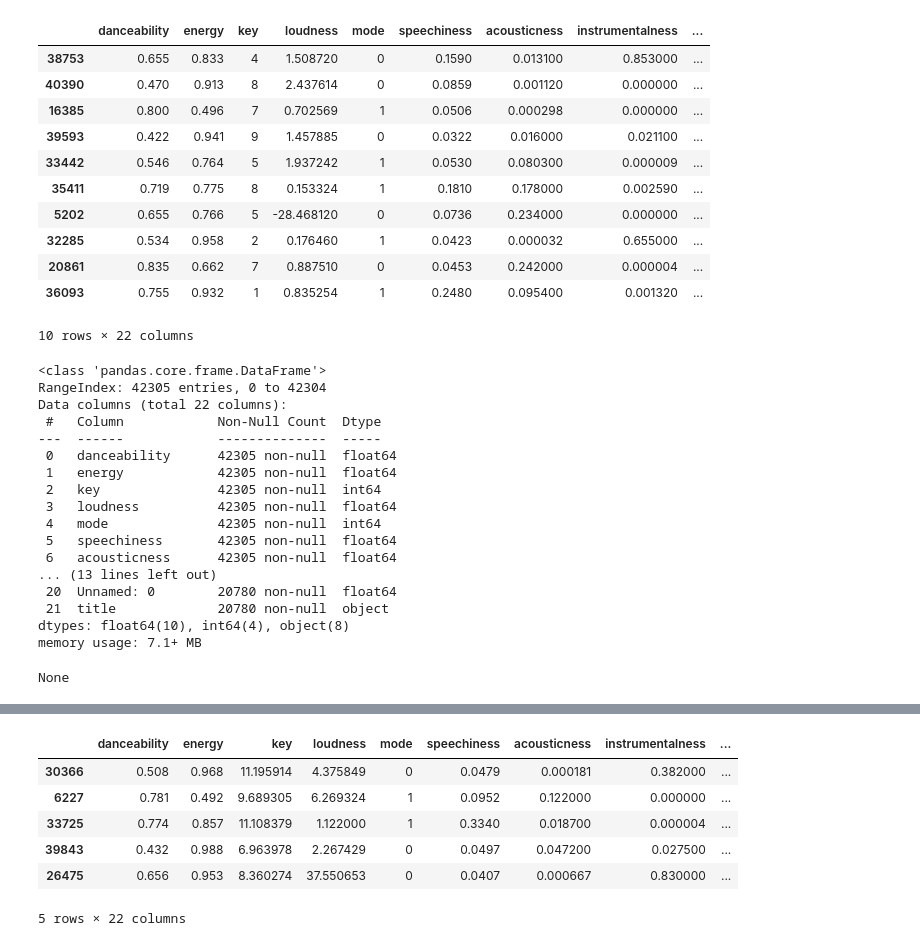
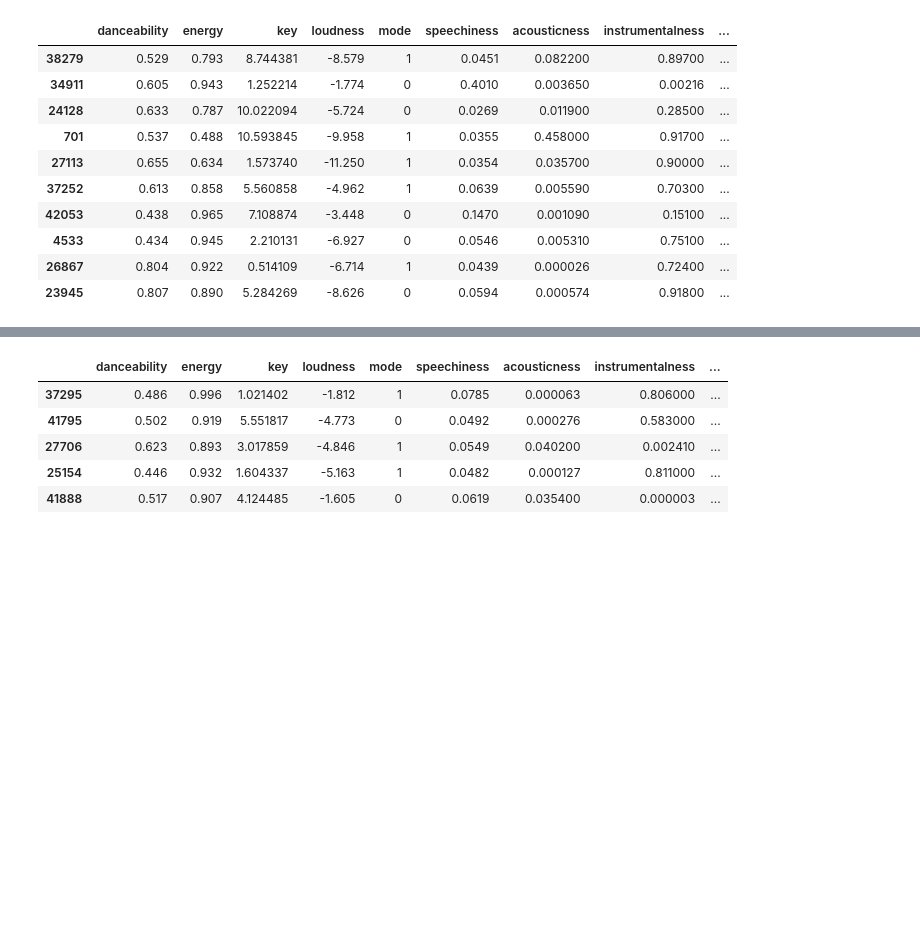
Before and after one commit to Waleed-Almutairi/ISE-291-Project, a Jupyter notebook: Code/VechicelCrashes.ipynb, the cells around one changed output, grey strips where cells are left out. Saved outputs shown, nothing was run; the diff lists cells and outputs as text; code cells hidden in the pictures; blank space fills up the shorter version.

```diff
--- a/Code/VechicelCrashes.ipynb
+++ b/Code/VechicelCrashes.ipynb
@@ -1,48 +1,33 @@
 # %%
+import pandas as pd
+import numpy as np
 from random import randint
 from random import random
-import pandas as pd
-# Part 2.a
-df = pd.read_csv("../genres_v2M.csv")
-fields = {"Fields":[str(x) for x in df.columns], "Types":[str(df[x].dtype) for x in df.columns],
-         "Missing Data": ["True" if df[x].isnull().any() else "False" for x in df.columns]}
-display(df.sample(10))
-display(df.info())
-fields_DataFrame = pd.DataFrame(data=fields)
-display(fields_DataFrame)
+df = pd.read_csv("../genres_v2.csv")
+df.drop(columns=["uri","track_href", "title", "analysis_url", "id","Unnamed: 0"],inplace=True,axis=1)
 
+# Create Inconsistent Data
 df["duration_ms"] = [-x if randint(0,10) == 3 else x for x in df["duration_ms"].values]
 df["loudness"] = [randint(70, 120) if randint(0,100) == 42 else x for x in df["loudness"].values]
 df["key"] = [x+random() for x in df["key"].values]
+
+# Create Dictionary with column name, type, and real type.
+fields = {"Fields":[str(x) for x in df.columns], "Types":[str(df[x].dtype) for x in df.columns],
+         "Real Type": ["int64" if x == "key" else str(df[x].dtype) for x in df.columns]}
+
+display(df.sample(10))
+fields_DataFrame = pd.DataFrame(data=fields)
+display(fields_DataFrame)
 display(df.sample(5))
 # %% [output]
 |  | danceability | energy | key | loudness | mode | speechiness | acousticness | instrumentalness | ... |
-| 38753 | 0.655 | 0.833 | 4 | 1.508720 | 0 | 0.1590 | 0.013100 | 0.853000 | ... |
-| 40390 | 0.470 | 0.913 | 8 | 2.437614 | 0 | 0.0859 | 0.001120 | 0.000000 | ... |
-| 16385 | 0.800 | 0.496 | 7 | 0.702569 | 1 | 0.0506 | 0.000298 | 0.000000 | ... |
-| 39593 | 0.422 | 0.941 | 9 | 1.457885 | 0 | 0.0322 | 0.016000 | 0.021100 | ... |
-| 33442 | 0.546 | 0.764 | 5 | 1.937242 | 1 | 0.0530 | 0.080300 | 0.000009 | ... |
-| 35411 | 0.719 | 0.775 | 8 | 0.153324 | 1 | 0.1810 | 0.178000 | 0.002590 | ... |
-| 5202 | 0.655 | 0.766 | 5 | -28.468120 | 0 | 0.0736 | 0.234000 | 0.000000 | ... |
-| 32285 | 0.534 | 0.958 | 2 | 0.176460 | 1 | 0.0423 | 0.000032 | 0.655000 | ... |
-| 20861 | 0.835 | 0.662 | 7 | 0.887510 | 0 | 0.0453 | 0.242000 | 0.000004 | ... |
-| 36093 | 0.755 | 0.932 | 1 | 0.835254 | 1 | 0.2480 | 0.095400 | 0.001320 | ... |
+| 38279 | 0.529 | 0.793 | 8.744381 | -8.579 | 1 | 0.0451 | 0.082200 | 0.89700 | ... |
+| 34911 | 0.605 | 0.943 | 1.252214 | -1.774 | 0 | 0.4010 | 0.003650 | 0.00216 | ... |
+| 24128 | 0.633 | 0.787 | 10.022094 | -5.724 | 0 | 0.0269 | 0.011900 | 0.28500 | ... |
+| 701 | 0.537 | 0.488 | 10.593845 | -9.958 | 1 | 0.0355 | 0.458000 | 0.91700 | ... |
+| 27113 | 0.655 | 0.634 | 1.573740 | -11.250 | 1 | 0.0354 | 0.035700 | 0.90000 | ... |
+| 37252 | 0.613 | 0.858 | 5.560858 | -4.962 | 1 | 0.0639 | 0.005590 | 0.70300 | ... |
+| 42053 | 0.438 | 0.965 | 7.108874 | -3.448 | 0 | 0.1470 | 0.001090 | 0.15100 | ... |
+| 4533 | 0.434 | 0.945 | 2.210131 | -6.927 | 0 | 0.0546 | 0.005310 | 0.75100 | ... |
+| 26867 | 0.804 | 0.922 | 0.514109 | -6.714 | 1 | 0.0439 | 0.000026 | 0.72400 | ... |
+| 23945 | 0.807 | 0.890 | 5.284269 | -8.626 | 0 | 0.0594 | 0.000574 | 0.91800 | ... |
-10 rows × 22 columns
-<class 'pandas.core.frame.DataFrame'>
-RangeIndex: 42305 entries, 0 to 42304
-Data columns (total 22 columns):
- #   Column            Non-Null Count  Dtype
----  ------            --------------  -----
- 0   danceability      42305 non-null  float64
- 1   energy            42305 non-null  float64
- 2   key               42305 non-null  int64
- 3   loudness          42305 non-null  float64
- 4   mode              42305 non-null  int64
- 5   speechiness       42305 non-null  float64
- 6   acousticness      42305 non-null  float64
-... (13 lines left out)
- 20  Unnamed: 0        20780 non-null  float64
- 21  title             20780 non-null  object
-dtypes: float64(10), int64(4), object(8)
-memory usage: 7.1+ MB
-None
@@ -66,7 +51,6 @@ None
 |  | danceability | energy | key | loudness | mode | speechiness | acousticness | instrumentalness | ... |
-| 30366 | 0.508 | 0.968 | 11.195914 | 4.375849 | 0 | 0.0479 | 0.000181 | 0.382000 | ... |
-| 6227 | 0.781 | 0.492 | 9.689305 | 6.269324 | 1 | 0.0952 | 0.122000 | 0.000000 | ... |
-| 33725 | 0.774 | 0.857 | 11.108379 | 1.122000 | 1 | 0.3340 | 0.018700 | 0.000004 | ... |
-| 39843 | 0.432 | 0.988 | 6.963978 | 2.267429 | 0 | 0.0497 | 0.047200 | 0.027500 | ... |
-| 26475 | 0.656 | 0.953 | 8.360274 | 37.550653 | 0 | 0.0407 | 0.000667 | 0.830000 | ... |
+| 37295 | 0.486 | 0.996 | 1.021402 | -1.812 | 1 | 0.0785 | 0.000063 | 0.806000 | ... |
+| 41795 | 0.502 | 0.919 | 5.551817 | -4.773 | 0 | 0.0492 | 0.000276 | 0.583000 | ... |
+| 27706 | 0.623 | 0.893 | 3.017859 | -4.846 | 1 | 0.0549 | 0.040200 | 0.002410 | ... |
+| 25154 | 0.446 | 0.932 | 1.604337 | -5.163 | 1 | 0.0482 | 0.000127 | 0.811000 | ... |
+| 41888 | 0.517 | 0.907 | 4.124485 | -1.605 | 0 | 0.0619 | 0.035400 | 0.000003 | ... |
-5 rows × 22 columns
```
Also changed, not shown: parts of 6 cells of this notebook.
